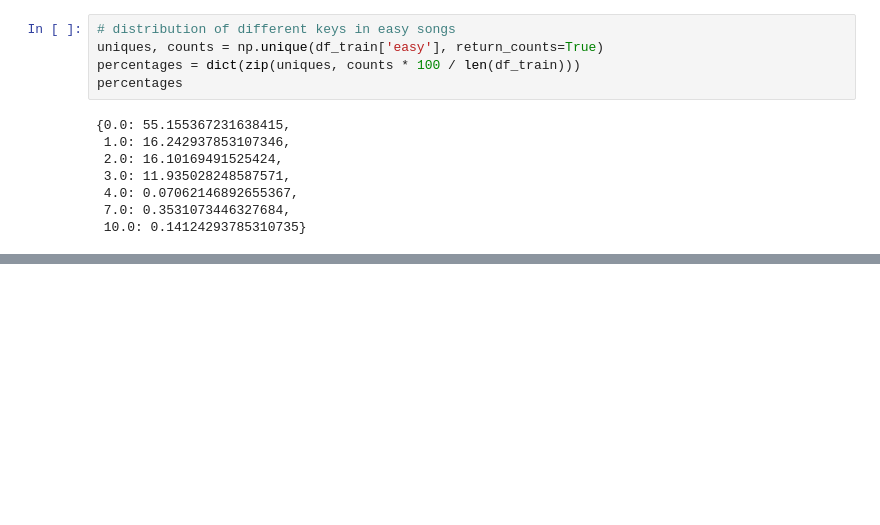
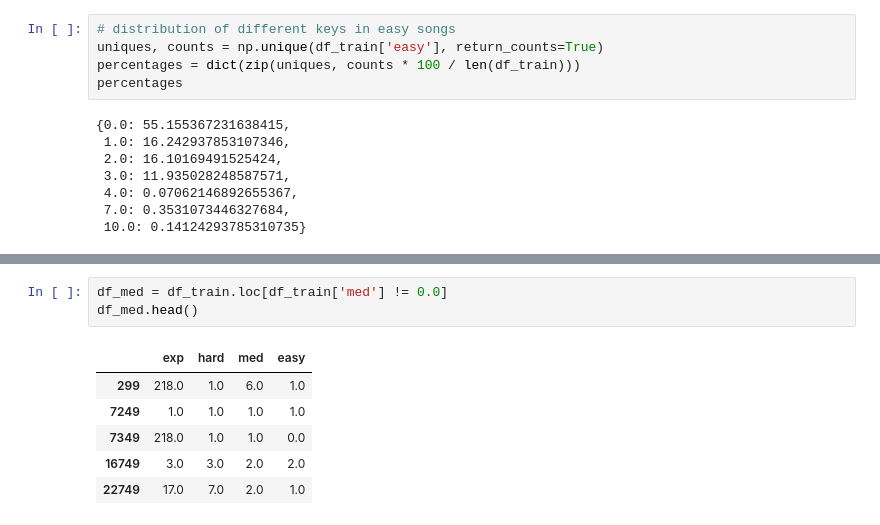
Before and after one commit to elliottwaissbluth/tensor-hero, a Jupyter notebook: Difficulty_anal/diff_explore.ipynb, the cells around one changed output, grey strips where cells are left out. Drawn from its saved outputs; the diff is of its cells as text; blank space fills up the shorter version.

```diff
--- a/Difficulty_anal/diff_explore.ipynb
+++ b/Difficulty_anal/diff_explore.ipynb
@@ -270,0 +326,10 @@ percentages
+# %%
+df_med = df_train.loc[df_train['med'] != 0.0]
+df_med.head()
+# %% [output]
+|  | exp | hard | med | easy |
+| 299 | 218.0 | 1.0 | 6.0 | 1.0 |
+| 7249 | 1.0 | 1.0 | 1.0 | 1.0 |
+| 7349 | 218.0 | 1.0 | 1.0 | 0.0 |
+| 16749 | 3.0 | 3.0 | 2.0 | 2.0 |
+| 22749 | 17.0 | 7.0 | 2.0 | 1.0 |
```
Also changed, not shown: parts of 9 cells of this notebook, 2 other files.
